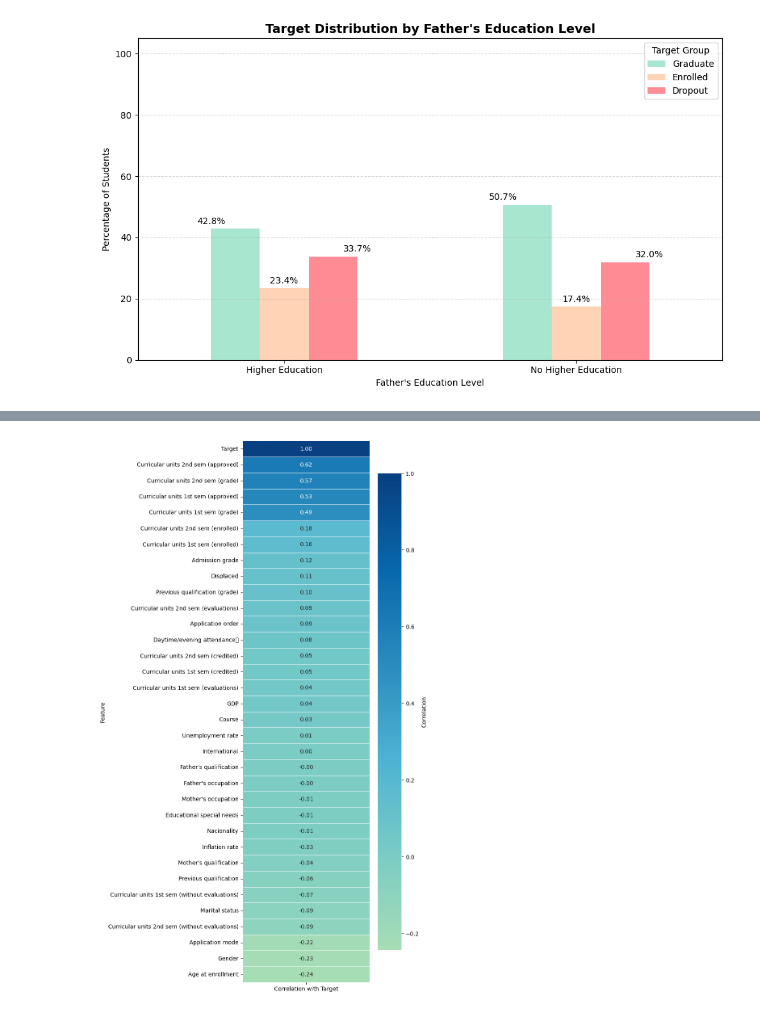
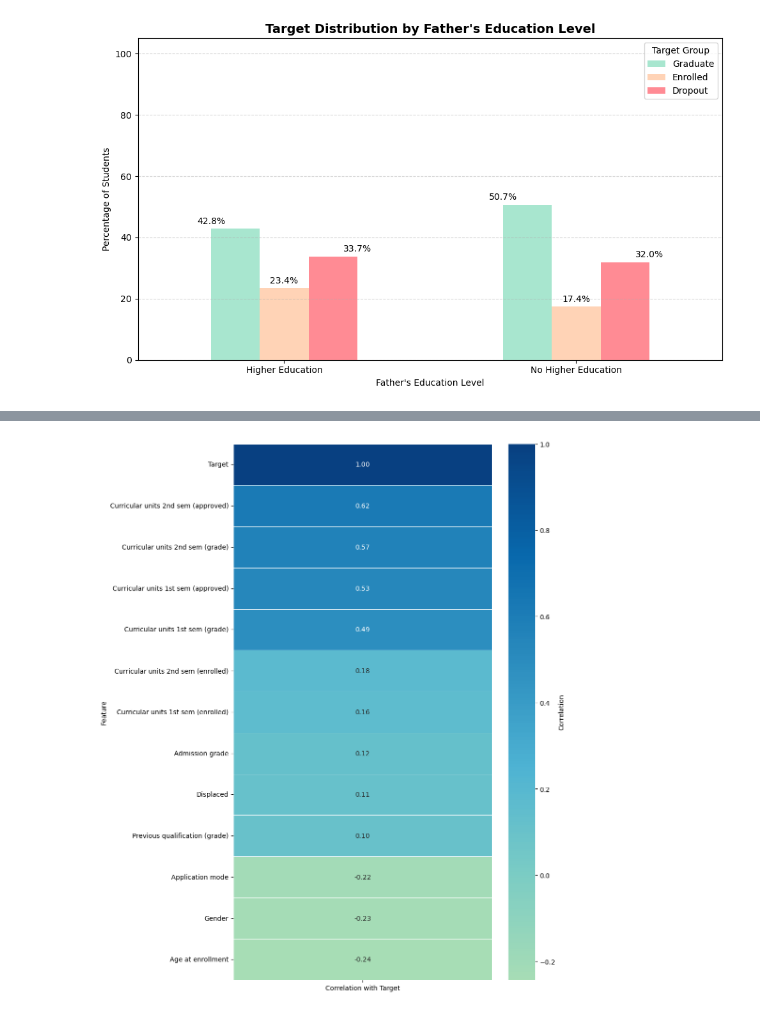
Before and after one commit to davott46/AADS_UCI, a Jupyter notebook: AADS_Descriptive_Analysis.ipynb, the cells around one changed output, grey strips where cells are left out. Saved outputs shown, nothing was run; the diff lists cells and outputs as text; code cells hidden in the pictures.

Commit message:
changed correlation_graphic

```diff
--- a/AADS_Descriptive_Analysis.ipynb
+++ b/AADS_Descriptive_Analysis.ipynb
@@ -6,7 +6,7 @@ import matplotlib.pyplot as plt
 import seaborn as sns
 import numpy as np
 # %%
-file_path = '/Users/marianasavchuk/Desktop/master/seminar/data.csv'
+file_path = 'data/data.csv'
 
 df = pd.read_csv(file_path,delimiter=';')
 pd.set_option('display.max_columns', None)
@@ -312,15 +305,19 @@ sns.heatmap(corr, annot=True, cmap='GnBu', linewidths=0.2, vmin=0, vmax=1)
 # %%
 df['Target'] = df['Target'].map({'Dropout': 0, 'Enrolled':1, 'Graduate': 2})
 
 numeric_df = df.select_dtypes(include='number')
 
 correlations = numeric_df.corr()['Target'].sort_values(ascending=False).to_frame().reset_index()
 correlations.columns = ['Feature', 'Correlation with Target']
 
-plt.figure(figsize=(8, 14))
+correlations = correlations[
+    (correlations["Correlation with Target"] >= 0.1) |
+    (correlations["Correlation with Target"] <= -0.1)
+]
+
+plt.figure(figsize=(10, 12))
 sns.heatmap(correlations.set_index('Feature'), annot=True, cmap='GnBu', center=0, linewidths=0.5, fmt=".2f", cbar_kws={'label': 'Correlation'})
-#plt.title('Correlation with Target Variable', fontsize=14, fontweight='bold')
 plt.tight_layout()
 plt.show()
 # %% [output]
-[figure, old version]
+[figure, new version]
```
Also changed, not shown: parts of 2 cells of this notebook.
